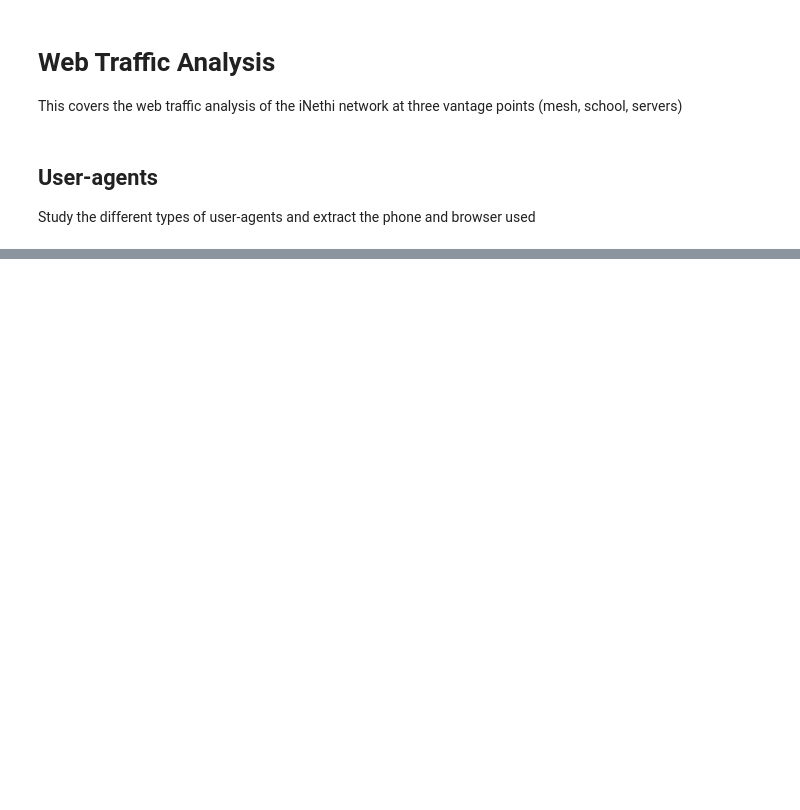
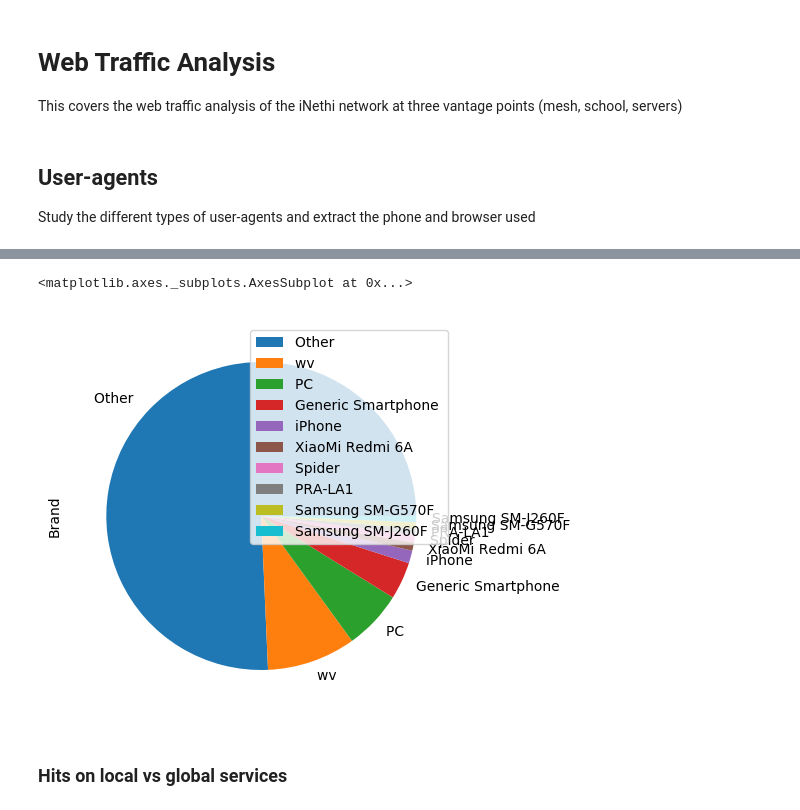
Before and after one commit to amreesh/inethi-traffic-analysis, a Jupyter notebook: web-traffic-analysis.ipynb, the cells around one changed output, grey strips where cells are left out. Saved outputs shown, nothing was run; the diff lists cells and outputs as text; code cells hidden in the pictures; blank space fills up the shorter version.

```diff
--- a/web-traffic-analysis.ipynb
+++ b/web-traffic-analysis.ipynb
@@ -61,0 +94,7 @@ df_host = df_mesh.groupby(['host']).count()[['ip_src']]
+# %%
+df_browser.groupby(['brand']).count()[['ua']].sort_values('ua', ascending=False)[:10].plot(x='brand', y='ua', kind='pie', figsize=(5, 5), label='Brand')
+# %% [output]
+<matplotlib.axes._subplots.AxesSubplot at 0x...>
+[figure, added]
+# %% [markdown]
+### Hits on local vs global services
```
Also changed, not shown: parts of 24 cells of this notebook, 6 other files.
